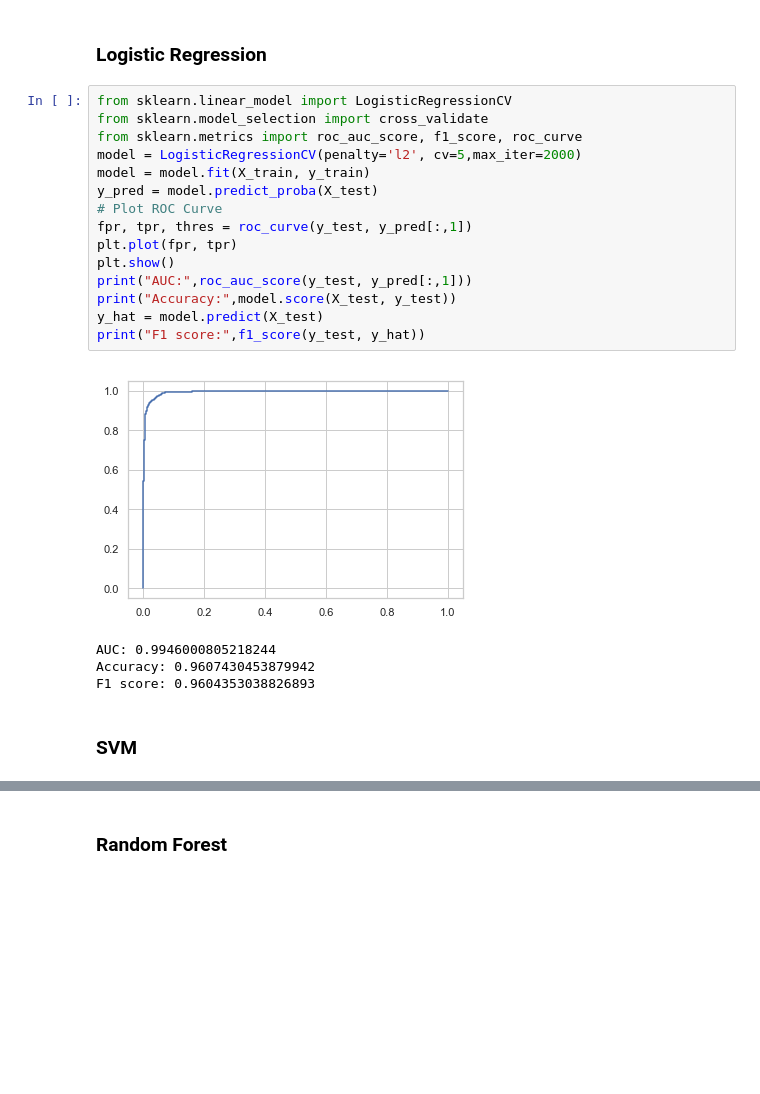
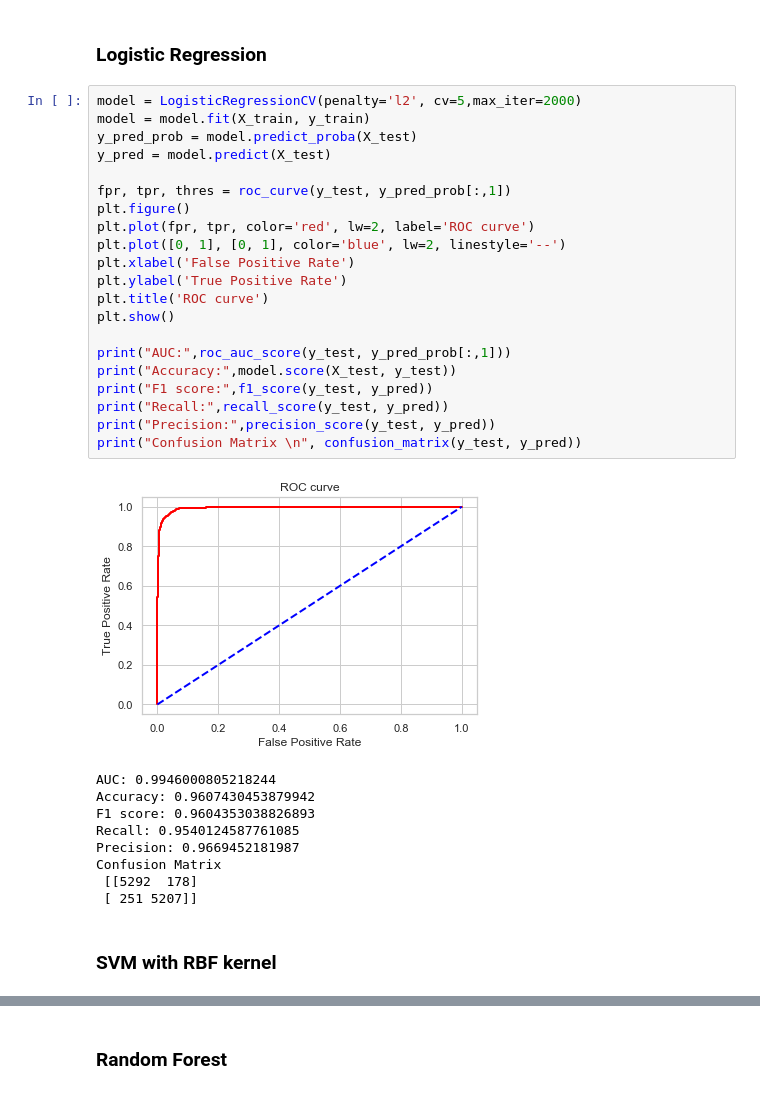
Before and after one commit to mathurp/ML4CreditCardFraudDetection, a Jupyter notebook: STA2453-Project.ipynb, the cells around one changed output, grey strips where cells are left out. Saved outputs shown, nothing was run; the diff lists cells and outputs as text; blank space fills up the shorter version.

Commit message:
added results for all models

```diff
--- a/STA2453-Project.ipynb
+++ b/STA2453-Project.ipynb
@@ -263,27 +266,38 @@ y_train = np.array(y_train).flatten()
 # %% [markdown]
 ### Logistic Regression
 # %%
-from sklearn.linear_model import LogisticRegressionCV
-from sklearn.model_selection import cross_validate
-from sklearn.metrics import roc_auc_score, f1_score, roc_curve
 model = LogisticRegressionCV(penalty='l2', cv=5,max_iter=2000)
 model = model.fit(X_train, y_train)
-y_pred = model.predict_proba(X_test)
-# Plot ROC Curve
-fpr, tpr, thres = roc_curve(y_test, y_pred[:,1])
-plt.plot(fpr, tpr)
+y_pred_prob = model.predict_proba(X_test)
+y_pred = model.predict(X_test)
+
+fpr, tpr, thres = roc_curve(y_test, y_pred_prob[:,1])
+plt.figure()
+plt.plot(fpr, tpr, color='red', lw=2, label='ROC curve')
+plt.plot([0, 1], [0, 1], color='blue', lw=2, linestyle='--')
+plt.xlabel('False Positive Rate')
+plt.ylabel('True Positive Rate')
+plt.title('ROC curve')
 plt.show()
-print("AUC:",roc_auc_score(y_test, y_pred[:,1]))
+
+print("AUC:",roc_auc_score(y_test, y_pred_prob[:,1]))
 print("Accuracy:",model.score(X_test, y_test))
-y_hat = model.predict(X_test)
-print("F1 score:",f1_score(y_test, y_hat))
+print("F1 score:",f1_score(y_test, y_pred))
+print("Recall:",recall_score(y_test, y_pred))
+print("Precision:",precision_score(y_test, y_pred))
+print("Confusion Matrix \n", confusion_matrix(y_test, y_pred))
 # %% [output]
-[figure, old version]
+[figure, new version]
 AUC: 0.9946000805218244
 Accuracy: 0.9607430453879942
 F1 score: 0.9604353038826893
+Recall: 0.9540124587761085
+Precision: 0.9669452181987
+Confusion Matrix
+ [[5292  178]
+ [ 251 5207]]
 # %% [markdown]
-### SVM
+### SVM with RBF kernel
 # %%
 from sklearn.svm import SVC
 svm_model = SVC(probability=True)
```
Also changed, not shown: parts of 4 cells of this notebook.
